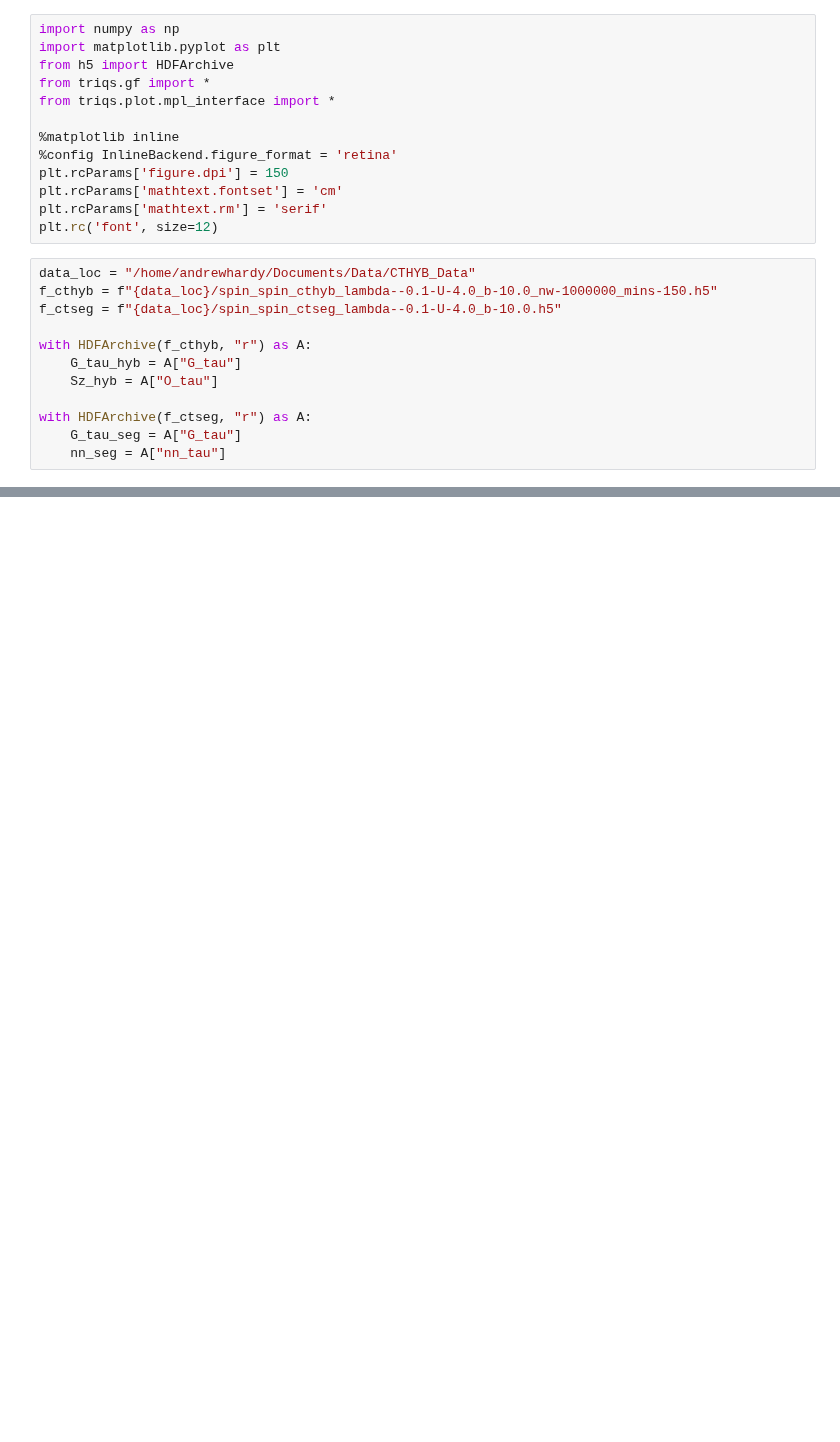
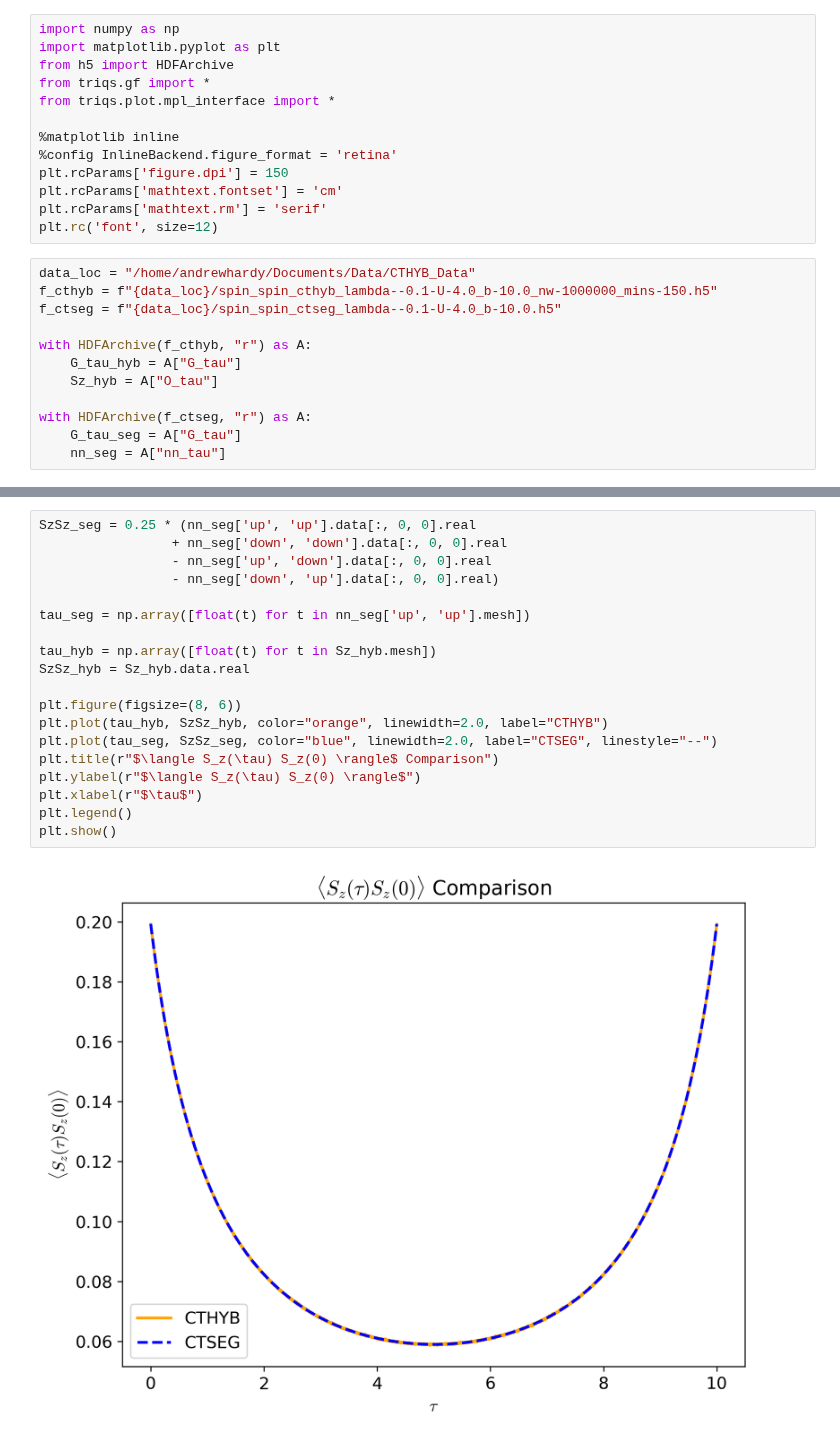
Before and after one commit to andrewkhardy/cthyb, a Jupyter notebook: benchmark/dynamic_int/CTHYB_Benchmarking_Minimal.ipynb, the cells around one changed output, grey strips where cells are left out. Cells and saved outputs as stored; diff of their text form; blank space fills up the shorter version.

```diff
--- a/benchmark/dynamic_int/CTHYB_Benchmarking_Minimal.ipynb
+++ b/benchmark/dynamic_int/CTHYB_Benchmarking_Minimal.ipynb
@@ -52,0 +79,21 @@ plt.show()
+# %%
+SzSz_seg = 0.25 * (nn_seg['up', 'up'].data[:, 0, 0].real
+                 + nn_seg['down', 'down'].data[:, 0, 0].real
+                 - nn_seg['up', 'down'].data[:, 0, 0].real
+                 - nn_seg['down', 'up'].data[:, 0, 0].real)
+
+tau_seg = np.array([float(t) for t in nn_seg['up', 'up'].mesh])
+
+tau_hyb = np.array([float(t) for t in Sz_hyb.mesh])
+SzSz_hyb = Sz_hyb.data.real
+
+plt.figure(figsize=(8, 6))
+plt.plot(tau_hyb, SzSz_hyb, color="orange", linewidth=2.0, label="CTHYB")
+plt.plot(tau_seg, SzSz_seg, color="blue", linewidth=2.0, label="CTSEG", linestyle="--")
+plt.title(r"$\langle S_z(\tau) S_z(0) \rangle$ Comparison")
+plt.ylabel(r"$\langle S_z(\tau) S_z(0) \rangle$")
+plt.xlabel(r"$\tau$")
+plt.legend()
+plt.show()
+# %% [output]
+[figure, added]
```
Also changed, not shown: parts of 4 cells of this notebook, 3 other files.
